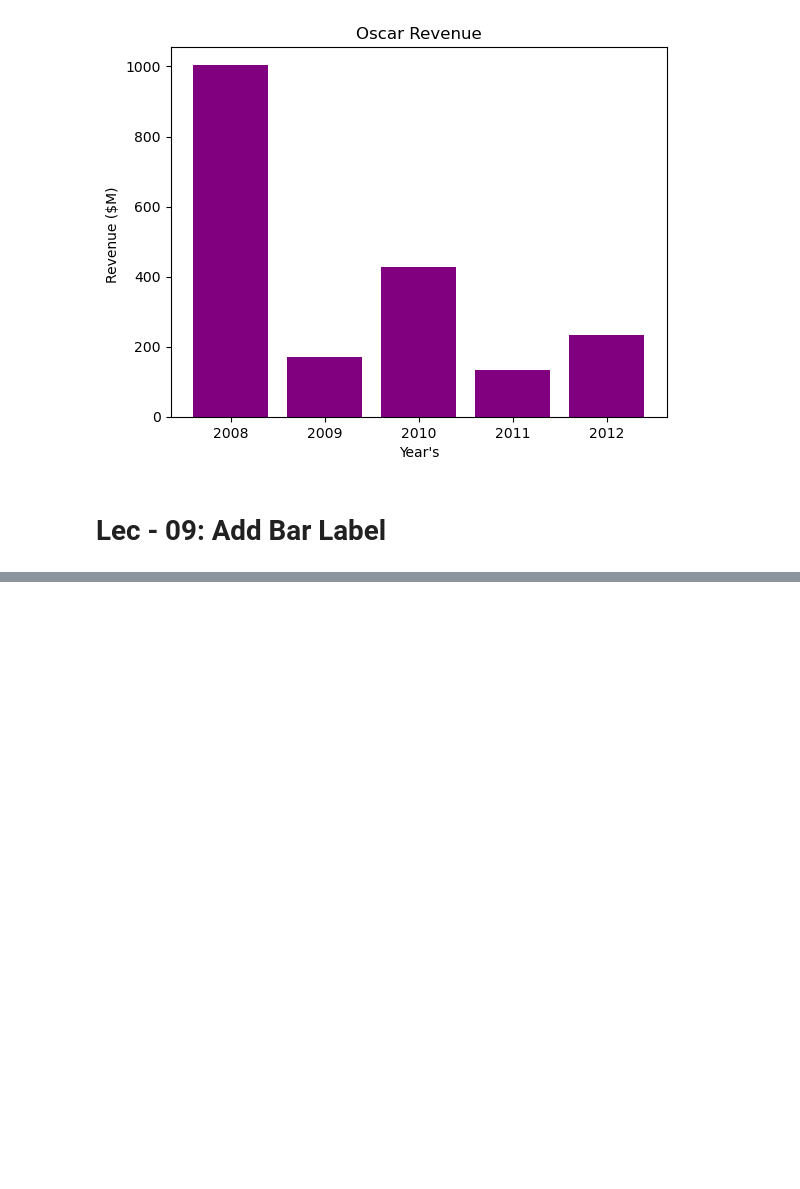
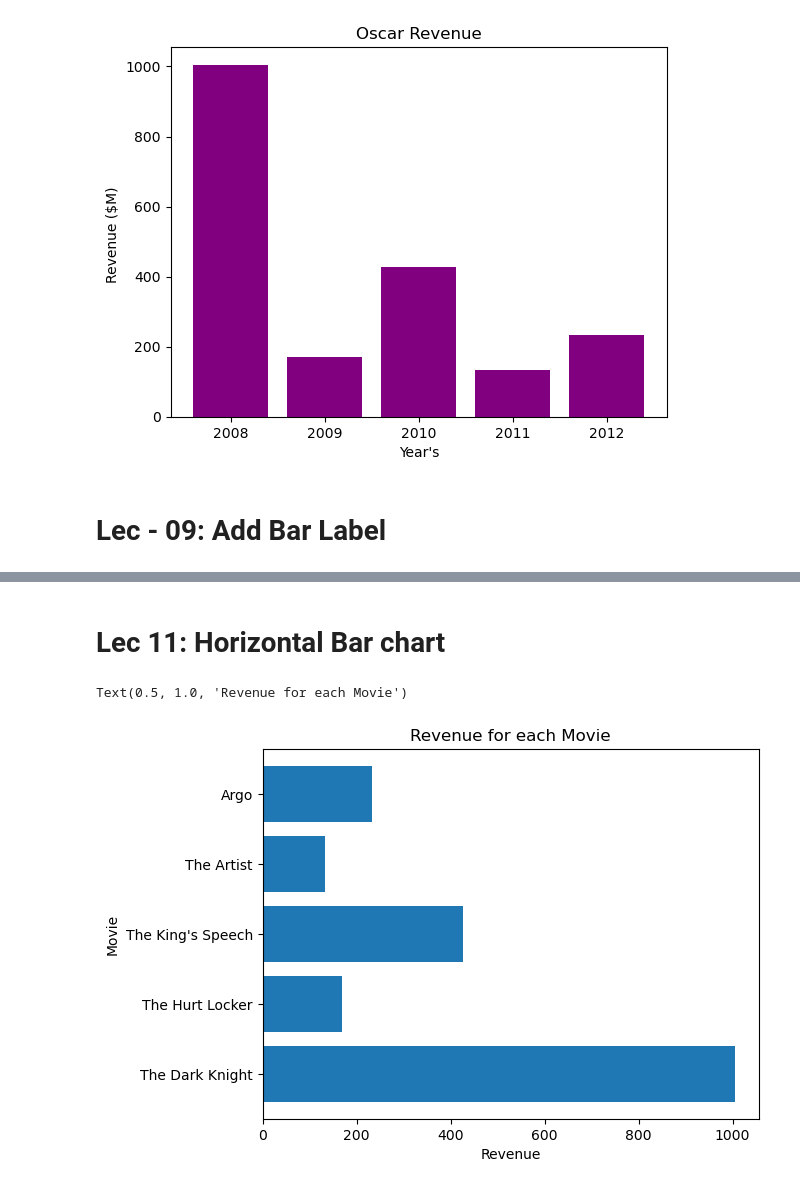
Before and after one commit to SourabhTiware/AI-ML-DS-Learning-Journey, a Jupyter notebook: 10 Data Visualization Part 1/matplotlib.ipynb, the cells around one changed output, grey strips where cells are left out. Drawn from its saved outputs; the diff is of its cells as text; code cells hidden in the pictures; blank space fills up the shorter version.

```diff
--- a/10 Data Visualization Part 1/matplotlib.ipynb
+++ b/10 Data Visualization Part 1/matplotlib.ipynb
@@ -174,0 +226,21 @@ Text(0, 0.5, 'Revenue ($M) ')
+# %% [markdown]
+# Lec 11: Horizontal Bar chart
+# %%
+# Horizontal Bar Chart
+oscar_movies = ["The Dark Knight","The Hurt Locker","The King's Speech","The Artist","Argo"]
+oscar_revenue = [1005, 170, 427, 133, 232]  # in $M
+
+non_oscar_movies = ["Slumdog Millionaire","Avatar","Inception","Hugo","Lincoln"]
+non_oscar_revenue = [378, 2788, 829, 185, 275]  # in $M
+
+years = [2008, 2009, 2010, 2011, 2012]
+
+# Plotting
+# y = np.arange(len(years))
+plt.barh(oscar_movies, oscar_revenue)
+plt.xlabel("Revenue")
+plt.ylabel("Movie")
+plt.title("Revenue for each Movie")
+# %% [output]
+Text(0.5, 1.0, 'Revenue for each Movie')
+[figure, added]
```
Also changed, not shown: parts of 3 cells of this notebook, 1 other file.
